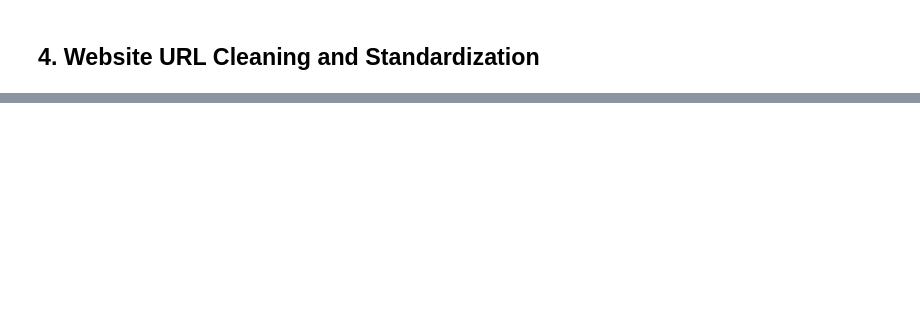
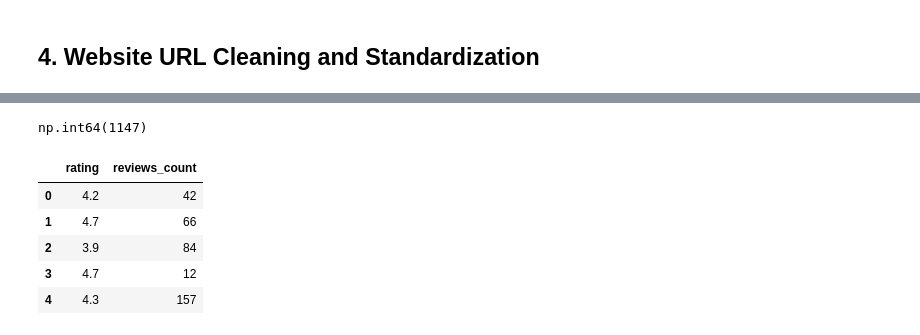
Before and after one commit to najafalsabia/saihat-market-data-project, a Jupyter notebook: Data_Cleaning.ipynb, the cells around one changed output, grey strips where cells are left out. Drawn from its saved outputs; the diff is of its cells as text; code cells hidden in the pictures; blank space fills up the shorter version.

```diff
--- a/Data_Cleaning.ipynb
+++ b/Data_Cleaning.ipynb
@@ -448,0 +462,31 @@ Name: website, dtype: str
+# %%
+df_deduplicated["price_range"].isna().sum()
+# %% [output]
+np.int64(1147)
+# %%
+# 1. Load the updated dataset
+df_updated = pd.read_csv('saihat_google_maps_updated.csv')
+
+# 2. Drop the price_range column
+df_updated = df_updated.drop(columns=['price_range'], errors='ignore')
+
+# 3. Move reviews_count next to rating
+cols = df_updated.columns.tolist()
+if "rating" in cols and "reviews_count" in cols:
+    rating_idx = cols.index("rating")
+    cols.remove("reviews_count")
+    cols.insert(rating_idx + 1, "reviews_count")
+    df_updated = df_updated[cols]
+
+# 4. Save updated dataframe to the CSV
+df_updated.to_csv('saihat_google_maps_updated.csv', index=False)
+
+# 5. Verify the changes
+df_updated[["rating", "reviews_count"]].head()
+# %% [output]
+|  | rating | reviews_count |
+| 0 | 4.2 | 42 |
+| 1 | 4.7 | 66 |
+| 2 | 3.9 | 84 |
+| 3 | 4.7 | 12 |
+| 4 | 4.3 | 157 |
```
Also changed, not shown: parts of 14 cells of this notebook, 2 other files.
